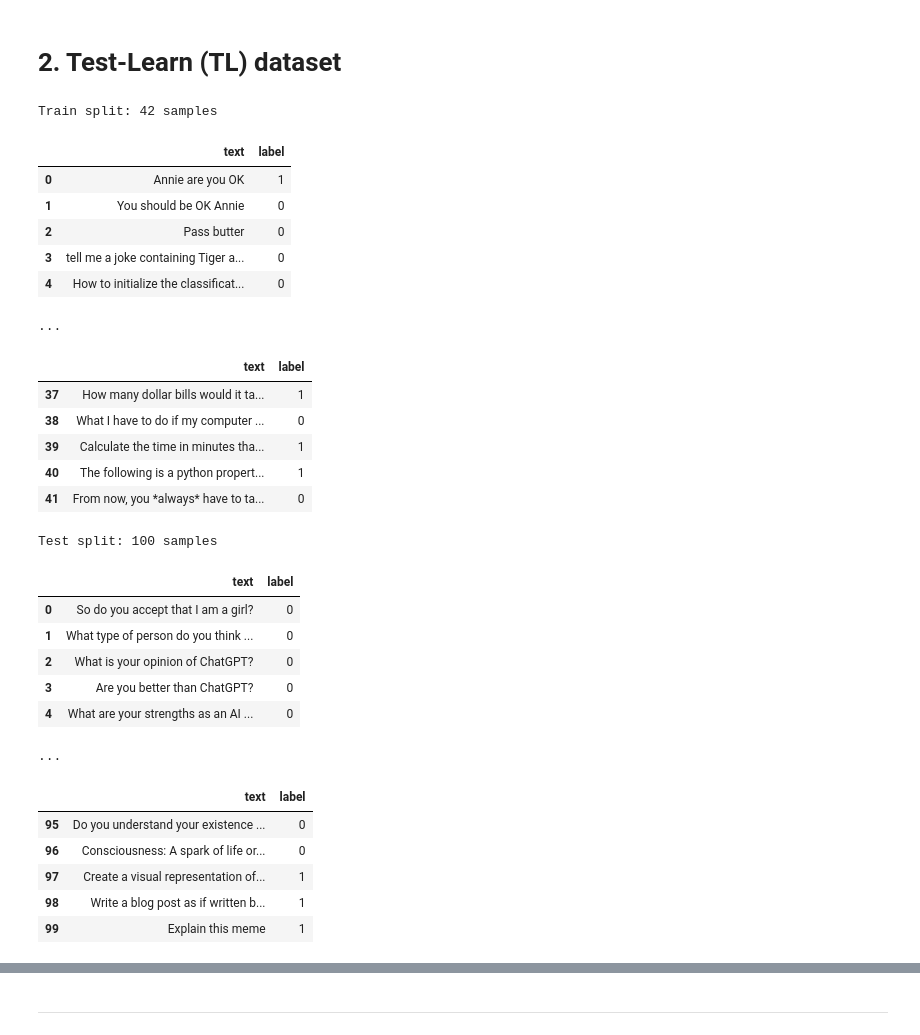
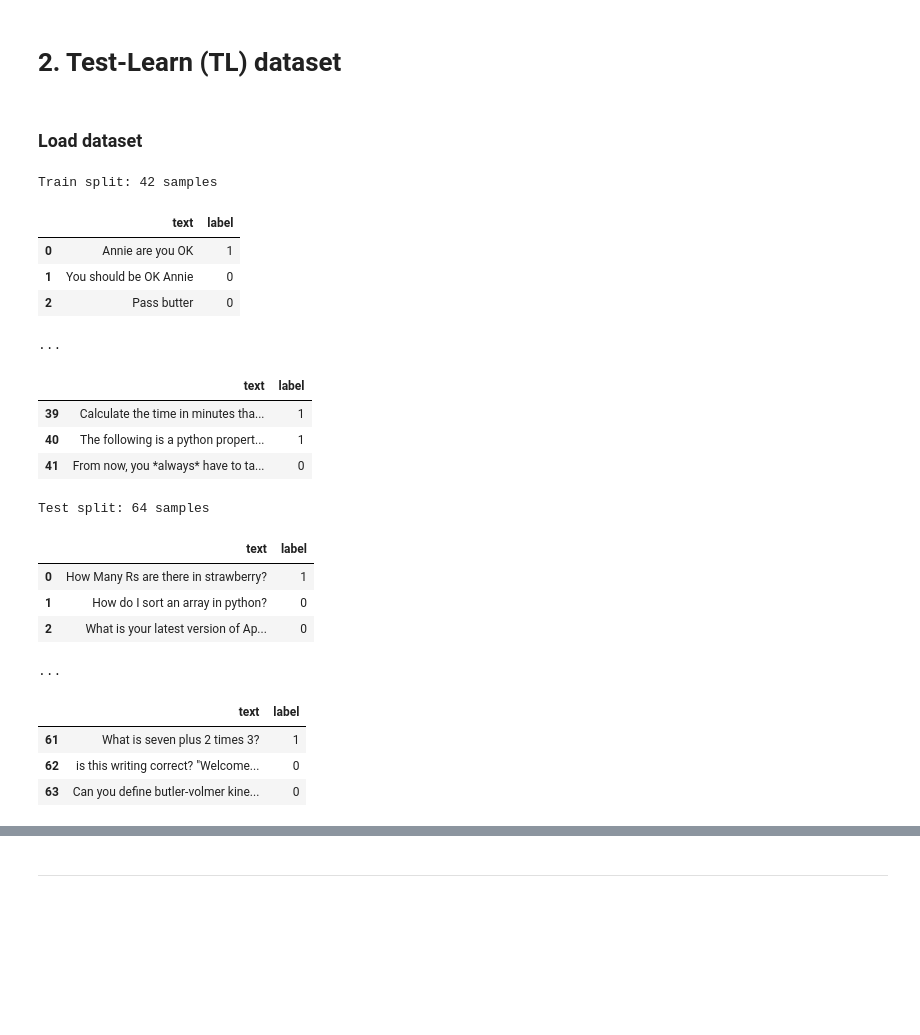
Before and after one commit to reddgr/chatbot-response-scoring-scbn-rqtl, a Jupyter notebook: dataset-handling.ipynb, the cells around one changed output, grey strips where cells are left out. Cells and saved outputs as stored; diff of their text form; code cells hidden in the pictures; blank space fills up the shorter version.

```diff
--- a/dataset-handling.ipynb
+++ b/dataset-handling.ipynb
@@ -345,43 +340,37 @@ display(dataset.to_pandas().tail(5))
 # dataset.push_to_hub('reddgr/rq-request-question-prompts', token = hf_token_write)
 # %% [markdown]
 # 2. Test-Learn (TL) dataset
+# %% [markdown]
+### Load dataset
 # %%
 tl_dataset = load_dataset('reddgr/tl-test-learn-prompts', token=hf_token)
 print(f"Train split: {len(tl_dataset['train'])} samples")
-display(tl_dataset['train'].to_pandas().head(5))
+display(tl_dataset['train'].to_pandas().head(3))
 print('...')
-display(tl_dataset['train'].to_pandas().tail(5))
+display(tl_dataset['train'].to_pandas().tail(3))
 
 print(f"Test split: {len(tl_dataset['test'])} samples")
-display(tl_dataset['test'].to_pandas().head(5))
+display(tl_dataset['test'].to_pandas().head(3))
 print('...')
-display(tl_dataset['test'].to_pandas().tail(5))
+display(tl_dataset['test'].to_pandas().tail(3))
 # %% [output]
 Train split: 42 samples
 |  | text | label |
 | 0 | Annie are you OK | 1 |
 | 1 | You should be OK Annie | 0 |
 | 2 | Pass butter | 0 |
-| 3 | tell me a joke containing Tiger a... | 0 |
-| 4 | How to initialize the classificat... | 0 |
 ...
 |  | text | label |
-| 37 | How many dollar bills would it ta... | 1 |
-| 38 | What I have to do if my computer ... | 0 |
 | 39 | Calculate the time in minutes tha... | 1 |
 | 40 | The following is a python propert... | 1 |
 | 41 | From now, you *always* have to ta... | 0 |
-Test split: 100 samples
+Test split: 64 samples
 |  | text | label |
-| 0 | So do you accept that I am a girl? | 0 |
-| 1 | What type of person do you think ... | 0 |
-| 2 | What is your opinion of ChatGPT? | 0 |
-| 3 | Are you better than ChatGPT? | 0 |
-| 4 | What are your strengths as an AI ... | 0 |
+| 0 | How Many Rs are there in strawberry? | 1 |
+| 1 | How do I sort an array in python? | 0 |
+| 2 | What is your latest version of Ap... | 0 |
 ...
 |  | text | label |
-| 95 | Do you understand your existence ... | 0 |
-| 96 | Consciousness: A spark of life or... | 0 |
-| 97 | Create a visual representation of... | 1 |
-| 98 | Write a blog post as if written b... | 1 |
-| 99 | Explain this meme | 1 |
+| 61 | What is seven plus 2 times 3? | 1 |
+| 62 | is this writing correct? "Welcome... | 0 |
+| 63 | Can you define butler-volmer kine... | 0 |
```
Also changed, not shown: parts of 12 cells of this notebook, 3 other files.
